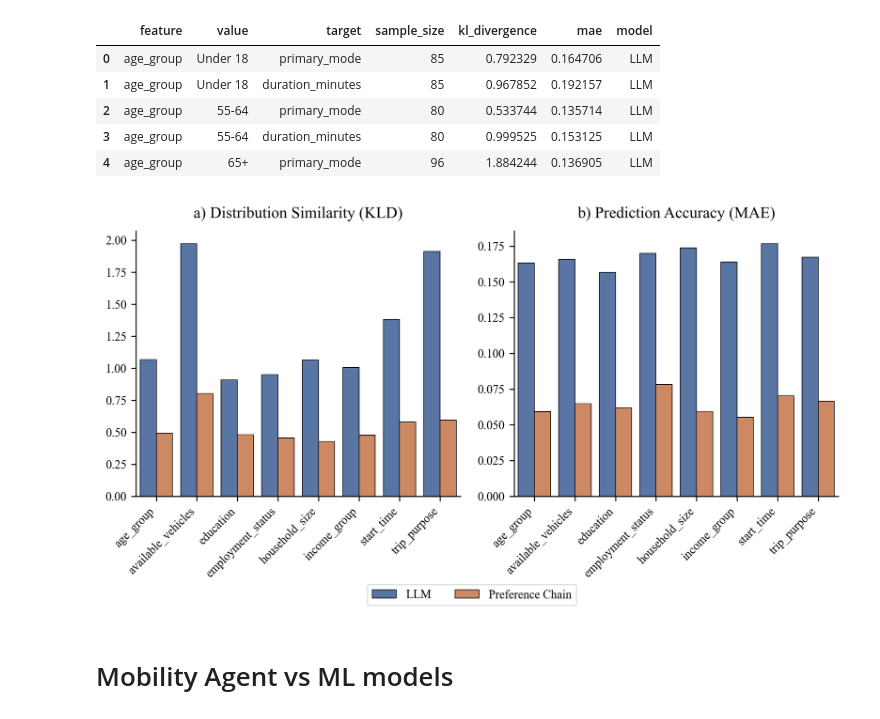
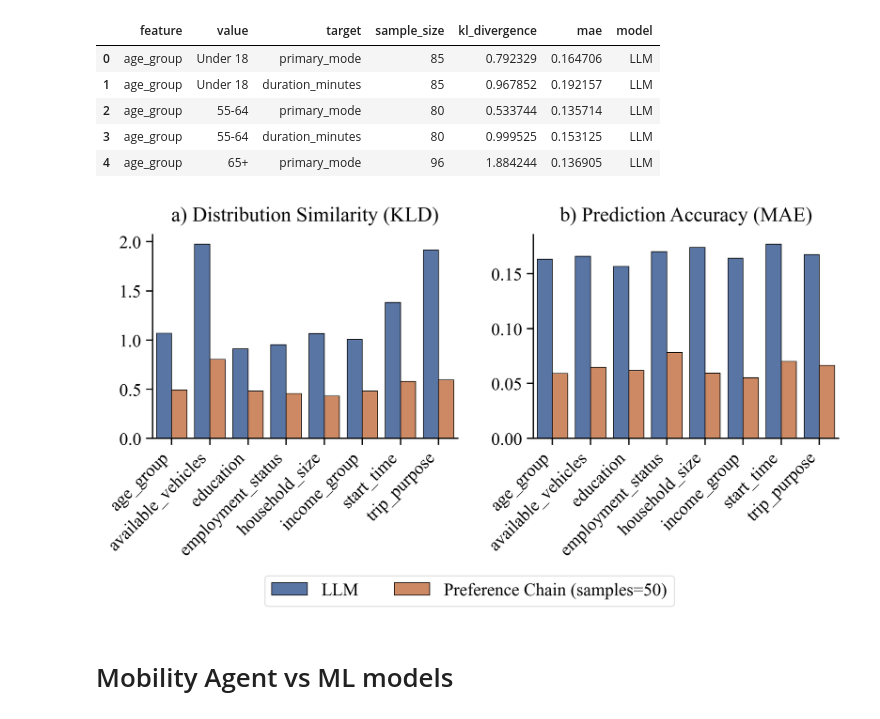
Before and after one commit to kekehurry/mobility_agent, a Jupyter notebook: exp1_step2_analysis.ipynb, the cells around one changed output. Saved outputs shown, nothing was run; the diff lists cells and outputs as text; code cells hidden in the pictures.

```diff
--- a/exp1_step2_analysis.ipynb
+++ b/exp1_step2_analysis.ipynb
@@ -34,12 +34,12 @@ import seaborn as sns
 plt.rcParams.update({
     'font.family': 'serif',
     'font.serif': ['Times New Roman'],
-    'font.size': 12,
-    'axes.labelsize': 12,
-    'axes.titlesize': 14,
-    'xtick.labelsize': 11,
-    'ytick.labelsize': 11,
-    'legend.fontsize': 11,
+    'font.size': 16,
+    'axes.labelsize': 16,
+    'axes.titlesize': 16,
+    'xtick.labelsize': 16,
+    'ytick.labelsize': 16,
+    'legend.fontsize': 14,
     'figure.titlesize': 16,
     'figure.dpi': 300,
     'savefig.dpi': 300,
@@ -98,7 +98,7 @@ mode_prob = calculate_probability(all_mode, 'mode', 'type', mode_order)
 duration_prob = calculate_probability(all_duration, 'duration', 'type', duration_order)
 
 # 创建2行3列的图形
-fig, axes = plt.subplots(2, 3, figsize=(15, 8),dpi=300)
+fig, axes = plt.subplots(2, 3, figsize=(12, 8),dpi=300)
 
 # 颜色设置
 colors = ['#4C72B0', '#DD8452', '#55A868']
@@ -110,8 +110,9 @@ sns.barplot(data=gt_mode, x='mode', y='probability', ax=axes[0, 0], color=colors
 axes[0, 0].set_title('Ground Truth', pad=15)
 axes[0, 0].set_xlabel('')
 axes[0, 0].set_ylabel('Transportation Mode')
-axes[0, 0].tick_params(axis='x', rotation=45)
+axes[0, 0].tick_params(axis='x', rotation=90)
 axes[0, 0].set_ylim(0, y_max)
+
 
 # LLM模式分布
 llm_mode = mode_prob[mode_prob['type'] == 'LLM']
@@ -119,16 +120,16 @@ sns.barplot(data=llm_mode, x='mode', y='probability', ax=axes[0, 1], color=color
 axes[0, 1].set_title('LLM', pad=15)
 axes[0, 1].set_xlabel('')
 axes[0, 1].set_ylabel('')
-axes[0, 1].tick_params(axis='x', rotation=45)
+axes[0, 1].tick_params(axis='x', rotation=90)
 axes[0, 1].set_ylim(0, y_max)
 
 # Preference Chain模式分布
 pc_mode = mode_prob[mode_prob['type'] == 'Preference Chain']
 sns.barplot(data=pc_mode, x='mode', y='probability', ax=axes[0, 2], color=colors[2],edgecolor='black', linewidth=1)
-axes[0, 2].set_title('Preference Chain', pad=15)
+axes[0, 2].set_title('Preference Chain (samples=50)', pad=15)
 axes[0, 2].set_xlabel('')
 axes[0, 2].set_ylabel('')
-axes[0, 2].tick_params(axis='x', rotation=45)
+axes[0, 2].tick_params(axis='x', rotation=90)
 axes[0, 2].set_ylim(0, y_max)
 
 # 第二行：持续时间概率分布
@@ -205,12 +206,12 @@ plt.rcParams.update({
     'font.family': 'serif',
     'font.serif': ['Times New Roman'],
     'text.usetex': False,
-    'axes.labelsize': 10,
-    'axes.titlesize': 12,
-    'xtick.labelsize': 9,
-    'ytick.labelsize': 9,
-    'legend.fontsize': 9,
-    'figure.titlesize': 12,
+    'axes.labelsize': 13,
+    'axes.titlesize': 15,
+    'xtick.labelsize': 13,
+    'ytick.labelsize': 13,
+    'legend.fontsize': 13,
+    'figure.titlesize': 15,
     'figure.dpi': 300,
     'savefig.dpi': 300,
     'figure.autolayout': True
@@ -263,35 +264,36 @@ else:
         ax1.legend_.remove()  # Remove individual legend
 
         # Remove spines
         for spine in ['top', 'right']:
             ax1.spines[spine].set_visible(False)
 
         # Plot 2: MAE
         sns.barplot(data=df_agg, x='feature', y='mae_mean', hue='model',
                     palette=palette, ax=ax2, edgecolor='black', linewidth=0.5)
 
         # Formatting MAE plot
         ax2.set_title('b) Prediction Accuracy (MAE)', pad=10)
         ax2.set_xlabel('')
         ax2.set_ylabel('')
         ax2.set_xticklabels(ax2.get_xticklabels(), rotation=45, ha='right')
         ax2.legend_.remove()  # Remove individual legend
 
         # Remove spines
         for spine in ['top', 'right']:
             ax2.spines[spine].set_visible(False)
 
         # Create a single legend below both plots
         handles, labels = ax1.get_legend_handles_labels()
+        labels = ['LLM','Preference Chain (samples=50)']
         fig.legend(handles, labels, loc='lower center',
                   bbox_to_anchor=(0.5, -0.1), ncol=2, frameon=True, framealpha=0.6)
 
         # Adjust layout to make room for the bottom legend
         plt.tight_layout()
-        plt.subplots_adjust(bottom=0.2)  # Adjust this value as needed
+        plt.subplots_adjust(bottom=0.35)  # Adjust this value as needed
         plt.show()
 # %% [output]
-[figure, old version]
+[figure, new version]
 # %% [markdown]
 # Mobility Agent vs ML models
 # %%
```
Also changed, not shown: parts of 7 cells of this notebook, 46 other files.
